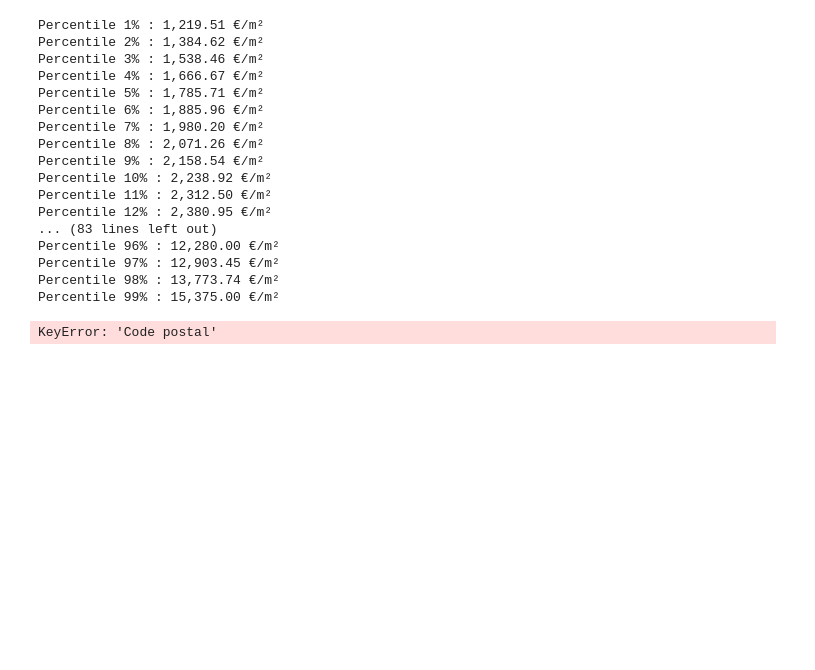
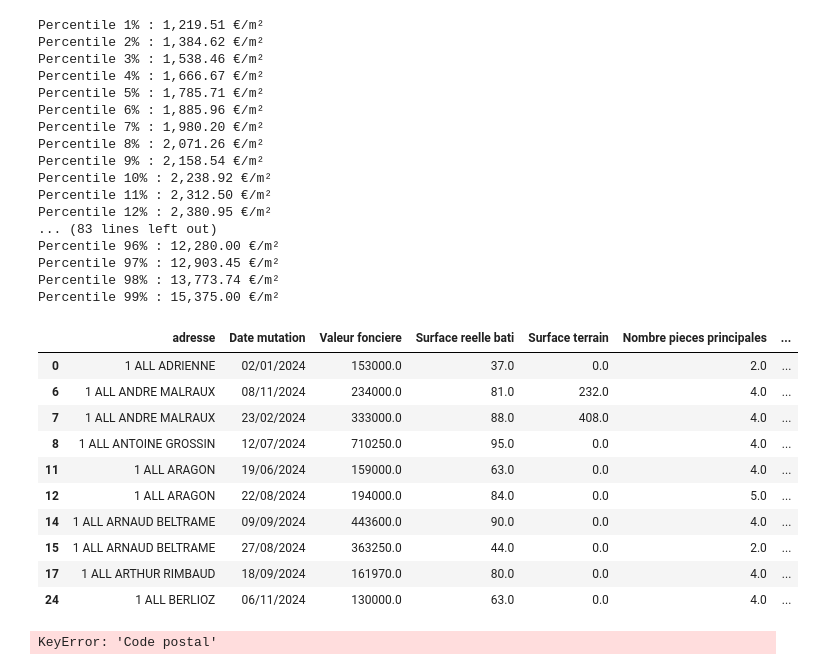
Before and after one commit to gaybrice/projet-python-ds, a Jupyter notebook: script/logement_clean_process.ipynb, the cells around one changed output. Saved outputs shown, nothing was run; the diff lists cells and outputs as text; code cells hidden in the pictures; blank space fills up the shorter version.

```diff
--- a/script/logement_clean_process.ipynb
+++ b/script/logement_clean_process.ipynb
@@ -226,6 +226,7 @@ idf = (
     )
     .agg({
         "Valeur fonciere": "first",
+        "Code postal" : "first",
         "Surface reelle bati": "sum",
         "Surface terrain": "sum",
         "Nombre pieces principales": "sum",
@@ -330,4 +331,20 @@ Percentile 96% : 12,280.00 €/m²
 Percentile 97% : 12,903.45 €/m²
 Percentile 98% : 13,773.74 €/m²
 Percentile 99% : 15,375.00 €/m²
+# %%
+idfs = idf.head(10)
+idfs.to_csv("idfs_temp.csv", index=False)
+idfs
+# %% [output]
+|  | adresse | Date mutation | Valeur fonciere | Surface reelle bati | Surface terrain | Nombre pieces principales | ... |
+| 0 | 1 ALL ADRIENNE | 02/01/2024 | 153000.0 | 37.0 | 0.0 | 2.0 | ... |
+| 6 | 1 ALL ANDRE MALRAUX | 08/11/2024 | 234000.0 | 81.0 | 232.0 | 4.0 | ... |
+| 7 | 1 ALL ANDRE MALRAUX | 23/02/2024 | 333000.0 | 88.0 | 408.0 | 4.0 | ... |
+| 8 | 1 ALL ANTOINE GROSSIN | 12/07/2024 | 710250.0 | 95.0 | 0.0 | 4.0 | ... |
+| 11 | 1 ALL ARAGON | 19/06/2024 | 159000.0 | 63.0 | 0.0 | 4.0 | ... |
+| 12 | 1 ALL ARAGON | 22/08/2024 | 194000.0 | 84.0 | 0.0 | 5.0 | ... |
+| 14 | 1 ALL ARNAUD BELTRAME | 09/09/2024 | 443600.0 | 90.0 | 0.0 | 4.0 | ... |
+| 15 | 1 ALL ARNAUD BELTRAME | 27/08/2024 | 363250.0 | 44.0 | 0.0 | 2.0 | ... |
+| 17 | 1 ALL ARTHUR RIMBAUD | 18/09/2024 | 161970.0 | 80.0 | 0.0 | 4.0 | ... |
+| 24 | 1 ALL BERLIOZ | 06/11/2024 | 130000.0 | 63.0 | 0.0 | 4.0 | ... |
 # %%
```
Also changed, not shown: parts of 1 cell of this notebook.
